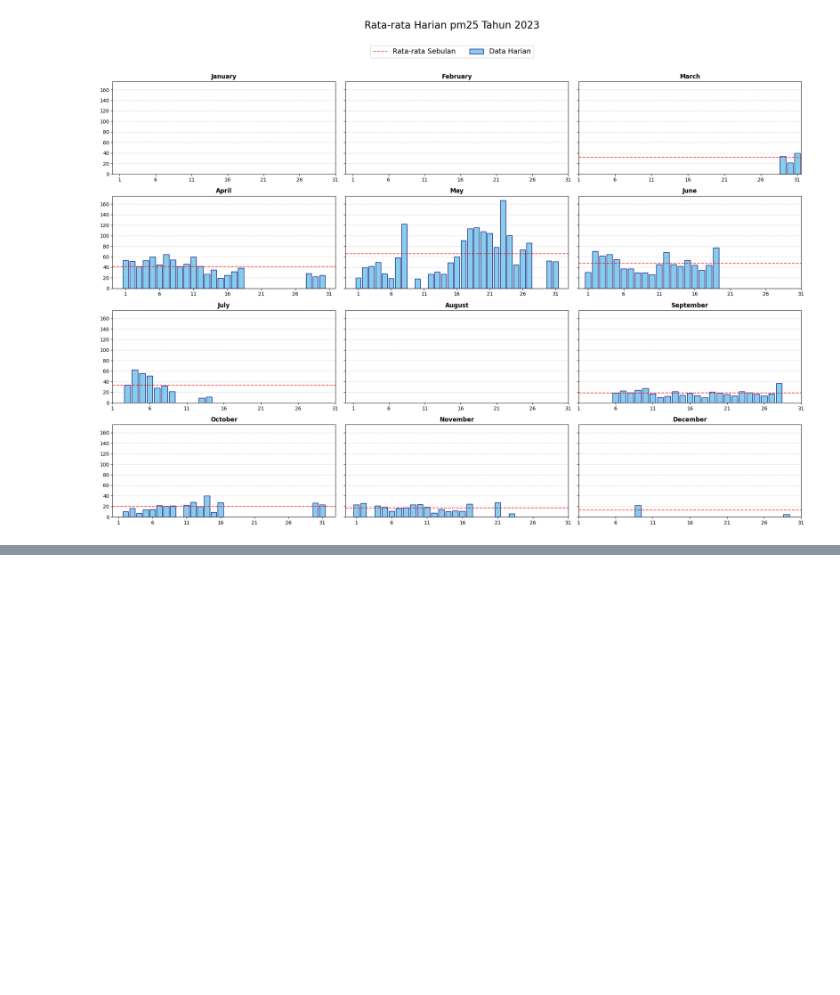
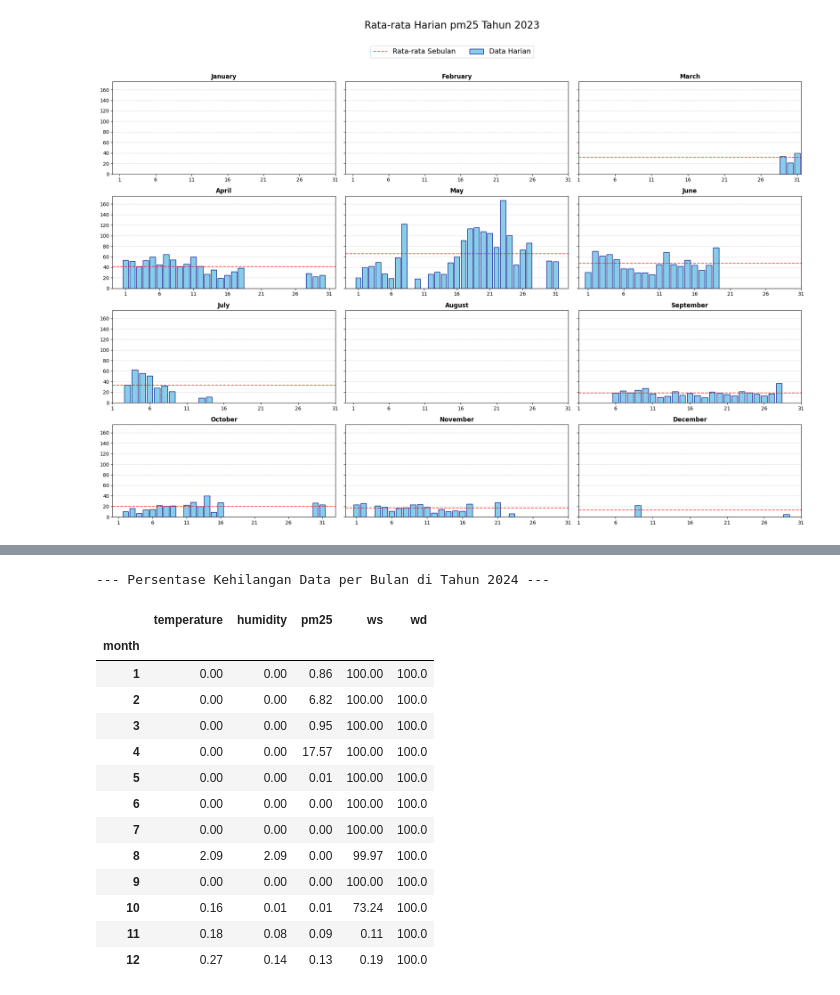
Before and after one commit to Junaidirah/predictive_pm25, a Jupyter notebook: notebook/eda_tult.ipynb, the cells around one changed output, grey strips where cells are left out. Drawn from its saved outputs; the diff is of its cells as text; code cells hidden in the pictures; blank space fills up the shorter version.

```diff
--- a/notebook/eda_tult.ipynb
+++ b/notebook/eda_tult.ipynb
@@ -168,0 +245,31 @@ plt.show()
+# %%
+df_2024_temp = df[df['created_at'].dt.year == 2024].copy()
+
+df_2024_temp['month'] = df_2024_temp['created_at'].dt.month
+
+target_cols_for_missing = ['temperature', 'humidity', 'pm25', 'ws', 'wd']
+
+percentage_missing_2024_monthly = df_2024_temp.groupby('month')[target_cols_for_missing].apply(
+    lambda x: x.isnull().mean() * 100
+)
+
+percentage_missing_2024_monthly = percentage_missing_2024_monthly.round(2)
+
+print("--- Persentase Kehilangan Data per Bulan di Tahun 2024 ---")
+display(percentage_missing_2024_monthly)
+# %% [output]
+--- Persentase Kehilangan Data per Bulan di Tahun 2024 ---
+|  | temperature | humidity | pm25 | ws | wd |
+| month |  |  |  |  |  |
+| 1 | 0.00 | 0.00 | 0.86 | 100.00 | 100.0 |
+| 2 | 0.00 | 0.00 | 6.82 | 100.00 | 100.0 |
+| 3 | 0.00 | 0.00 | 0.95 | 100.00 | 100.0 |
+| 4 | 0.00 | 0.00 | 17.57 | 100.00 | 100.0 |
+| 5 | 0.00 | 0.00 | 0.01 | 100.00 | 100.0 |
+| 6 | 0.00 | 0.00 | 0.00 | 100.00 | 100.0 |
+| 7 | 0.00 | 0.00 | 0.00 | 100.00 | 100.0 |
+| 8 | 2.09 | 2.09 | 0.00 | 99.97 | 100.0 |
+| 9 | 0.00 | 0.00 | 0.00 | 100.00 | 100.0 |
+| 10 | 0.16 | 0.01 | 0.01 | 73.24 | 100.0 |
+| 11 | 0.18 | 0.08 | 0.09 | 0.11 | 100.0 |
+| 12 | 0.27 | 0.14 | 0.13 | 0.19 | 100.0 |
```
Also changed, not shown: parts of 16 cells of this notebook.
